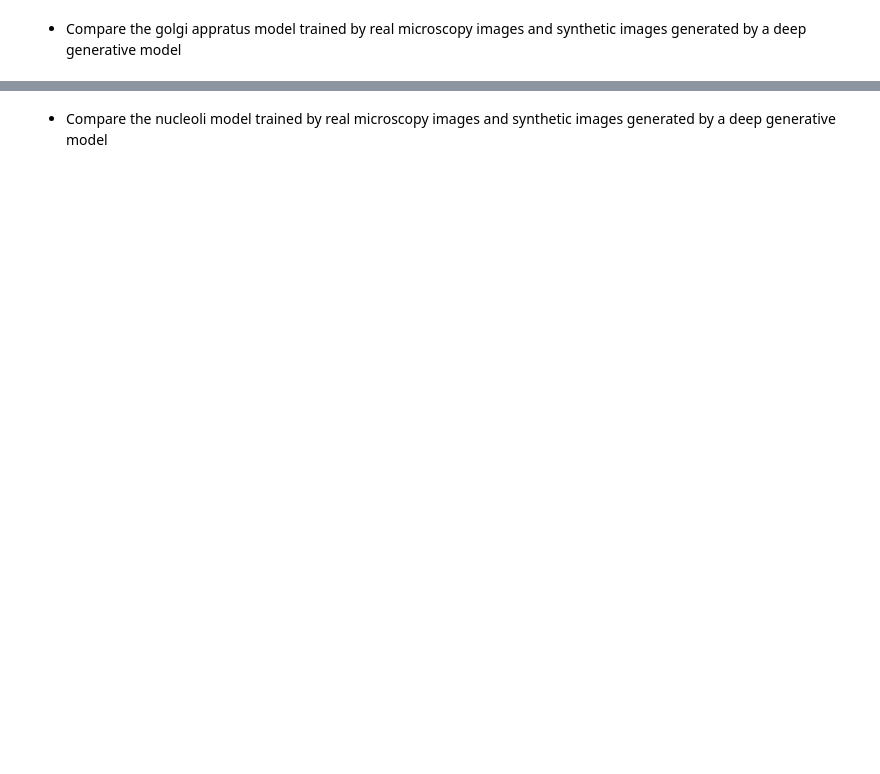
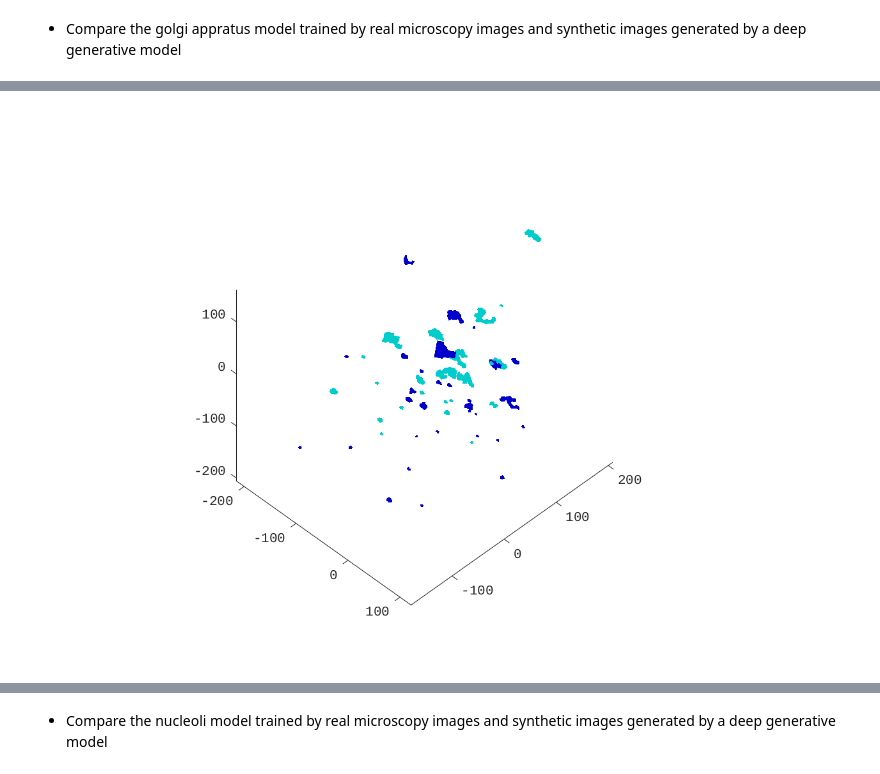
Before and after one commit to murphygroup/cellorganizer-jupyter-notebooks, a Jupyter notebook: workshop_demos/Module 4B.ipynb, the cells around one changed output, grey strips where cells are left out. Saved outputs shown, nothing was run; the diff lists cells and outputs as text; code cells hidden in the pictures; blank space fills up the shorter version.

```diff
--- a/workshop_demos/Module 4B.ipynb
+++ b/workshop_demos/Module 4B.ipynb
@@ -43,4 +47,6 @@ HTML(filename =  'index.html')
 # %%
-Image('show_shape_space.png')
+Image('show_shape_space_1.png')
+# %% [output]
+[figure, added]
 # %%
 Image('show_spatial_distribution.png')
```
Also changed, not shown: parts of 7 cells of this notebook, 6 other files.
